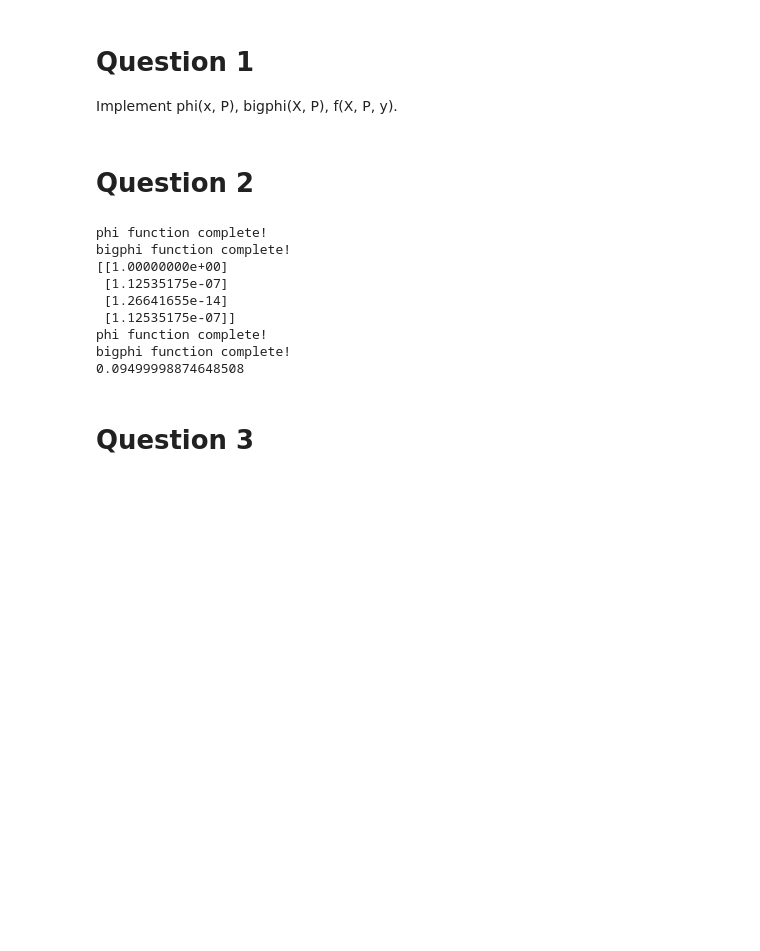
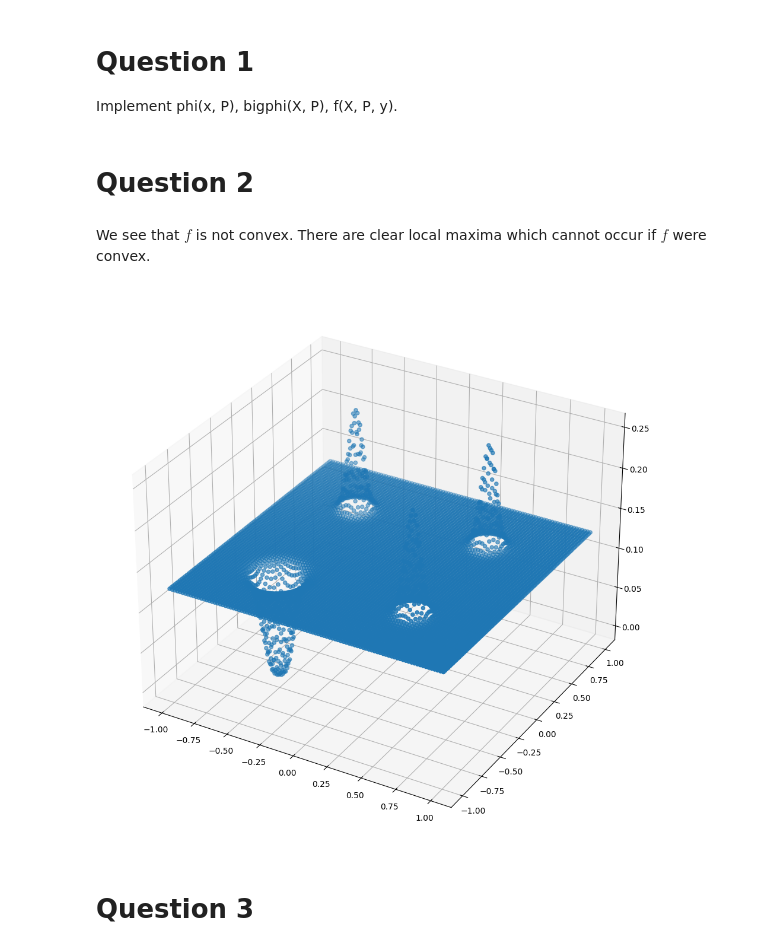
Before and after one commit to gzein/ContOpt_HW2, a Jupyter notebook: ContOpt_HW2.ipynb, the cells around one changed output. Drawn from its saved outputs; the diff is of its cells as text; code cells hidden in the pictures; blank space fills up the shorter version.

Commit message:
Complete Q2 (show f is NOT convex)

```diff
--- a/ContOpt_HW2.ipynb
+++ b/ContOpt_HW2.ipynb
@@ -50,7 +21,8 @@ def h(x: np.ndarray) -> float:
     """
     Gaussian filter
 
-    :x: np.ndarray[1x2]
+    :x: np.ndarray[(1, 2)]
+    :returns: float
     """
     return np.e**(-np.inner(x, x)/0.01)  # Always take sigma = 0.1
 
@@ -59,14 +31,14 @@ def phi(x, P):
     """
     Calculate contribution of each 'true' star to observed image
 
-    :x: np.ndarray[1 x 2]
-    :P: np.ndarray[2 x n^2]
+    :x: np.ndarray[(1, 2)]
+    :P: np.ndarray[(2, n**2)]
+    :returns: np.ndarray[(n**2, 1)]
     """
     global K, n
     _phi = np.zeros((n**2, 1))
     for i in range(n**2):
         _phi[i] = (h(P[:, i] - x))
-    print("phi function complete!")
     return _phi
 
 
@@ -74,15 +46,14 @@ def bigphi(X, P):
     """
     Calculate image observed, based on K-star positions X
 
-    :X: np.ndarray[2 x K]
-    :P: np.ndarray[2 x n^2]
+    :X: np.ndarray[(2, K)]
+    :P: np.ndarray[(2, n**2)]
+    :returns: np.ndarray[(n**2, 1)]
     """
     global K, n
     bigphi = np.zeros((n**2, 1))
     for i in range(K):
         bigphi += phi(X[:, i], P)
-
-    print("bigphi function complete!")
     return bigphi
 
 
@@ -90,29 +61,38 @@ def  f(X, P, y):
     """
     Calculate squared error of estimate bigphi(X)
 
-    :X: np.ndarray[2 x K]
-    :P: np.ndarray[2 x n^2]
-    :y: np.ndarray[1 x n^2]
+    :X: np.ndarray[(2, K)]
+    :P: np.ndarray[(2, n**2)]
+    :y: np.ndarray[(n**2, 1)]
+    :returns: float
     """
     global K, n
-    print(bigphi(X, P))
     return (1/(2*n**2)) * np.linalg.norm(bigphi(X, P)-y)**2
 # %% [markdown]
 # Question 2
-# %%
-true_positions = np.array([[0], [0]])
-positions = np.array([[0.2, 0.2], [-0.2, 0.2], [-0.2, -0.2], [0.2, -0.2]]).T
-y = np.array([[0.2], [0.2], [0.2], [0.2]])
-print(f(np.array([[0.2], [0.2]]), positions, y))
-# %% [output]
-phi function complete!
-bigphi function complete!
-[[1.00000000e+00]
- [1.12535175e-07]
- [1.26641655e-14]
- [1.12535175e-07]]
-phi function complete!
-bigphi function complete!
-0.09499998874648508
+# %% [markdown]
+We see that $f$ is not convex. There are clear local maxima which cannot occur if $f$ were convex.
+# %%
+from matplotlib import cm
+from matplotlib.ticker import LinearLocator
+true_positions = np.array([[0], [0]])
+positions = np.array([[0.5, 0.5], [-0.5, 0.5], [-0.5, -0.5], [0.5, -0.5]]).T
+y = np.array([[0], [0], [1], [0]])
+fig = plt.figure(figsize=(12, 12))
+ax = fig.add_subplot(projection='3d')
+
+x_vals = np.linspace(-1, 1, 100)
+y_vals = np.linspace(-1, 1, 100)
+x_vals, y_vals = np.meshgrid(x_vals, y_vals)
+grid = np.array([x_vals, y_vals]).reshape((2, 100**2))
+z_vals = np.zeros((1, 10000))
+for i in range(10000):
+    z_vals[0, i] = f(grid[:, i].reshape((2, 1)), positions, y)
+z_vals = z_vals.reshape((100, 100))
+ax.scatter(x_vals, y_vals, z_vals)
+plt.show()
+plt.show()
+# %% [output]
+[figure, added]
 # %% [markdown]
 # Question 3
```
Also changed, not shown: parts of 2 cells of this notebook.
